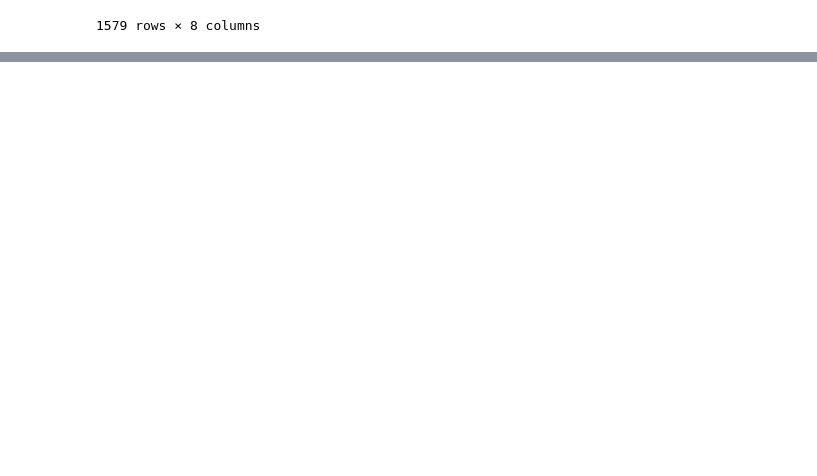
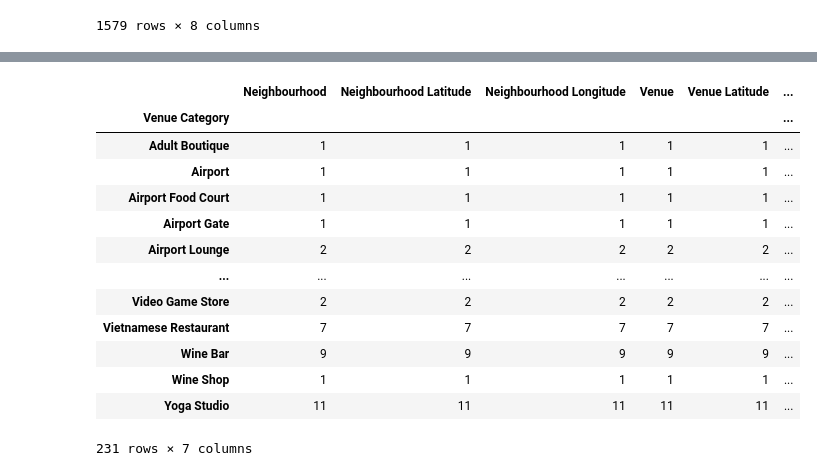
Before and after one commit to TheresaH96/Coursera_Capstone, a Jupyter notebook: Assignment Week 3.ipynb, the cells around one changed output, grey strips where cells are left out. Saved outputs shown, nothing was run; the diff lists cells and outputs as text; code cells hidden in the pictures; blank space fills up the shorter version.

```diff
--- a/Assignment Week 3.ipynb
+++ b/Assignment Week 3.ipynb
@@ -457,0 +436,17 @@ toronto_venues
+# %%
+toronto_venues.groupby('Venue Category').count()
+# %% [output]
+|  | Neighbourhood | Neighbourhood Latitude | Neighbourhood Longitude | Venue | Venue Latitude | ... |
+| Venue Category |  |  |  |  |  | ... |
+| Adult Boutique | 1 | 1 | 1 | 1 | 1 | ... |
+| Airport | 1 | 1 | 1 | 1 | 1 | ... |
+| Airport Food Court | 1 | 1 | 1 | 1 | 1 | ... |
+| Airport Gate | 1 | 1 | 1 | 1 | 1 | ... |
+| Airport Lounge | 2 | 2 | 2 | 2 | 2 | ... |
+| ... | ... | ... | ... | ... | ... | ... |
+| Video Game Store | 2 | 2 | 2 | 2 | 2 | ... |
+| Vietnamese Restaurant | 7 | 7 | 7 | 7 | 7 | ... |
+| Wine Bar | 9 | 9 | 9 | 9 | 9 | ... |
+| Wine Shop | 1 | 1 | 1 | 1 | 1 | ... |
+| Yoga Studio | 11 | 11 | 11 | 11 | 11 | ... |
+231 rows × 7 columns
```
Also changed, not shown: parts of 7 cells of this notebook.
